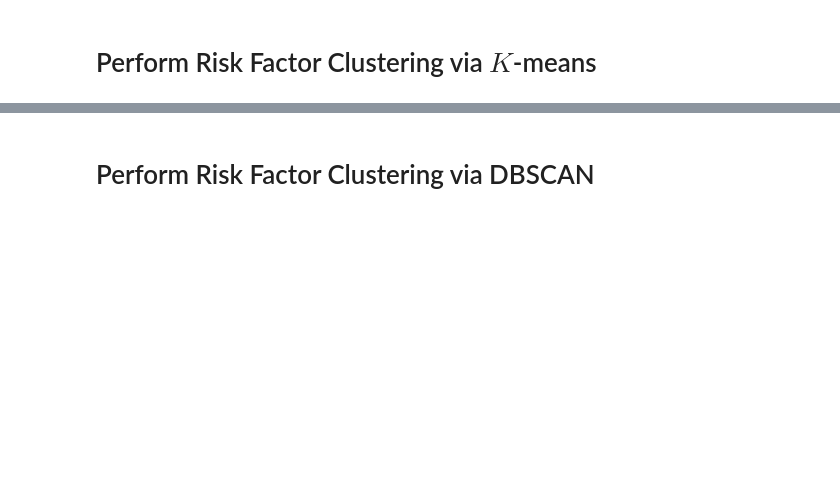
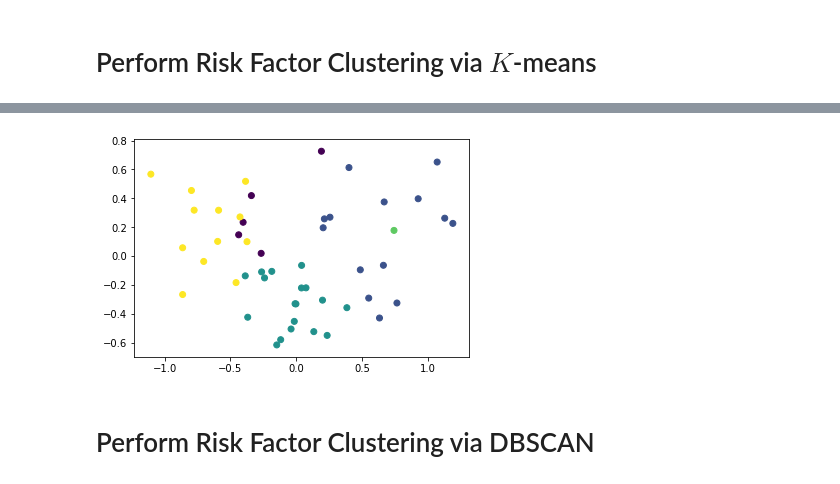
Before and after one commit to alankritjoshi/cs6220f17project2, a Jupyter notebook: 02_working/process_dataset.ipynb, the cells around one changed output, grey strips where cells are left out. Drawn from its saved outputs; the diff is of its cells as text; code cells hidden in the pictures; blank space fills up the shorter version.

```diff
--- a/02_working/process_dataset.ipynb
+++ b/02_working/process_dataset.ipynb
@@ -376,0 +462,6 @@ risk_factor_date.head(n=5)
+# %%
+# Perform K-means to find clusters
+risk_factor_kmeans = KMeans(n_clusters=5).fit(risk_factor_data_norm)
+risk_factor_data_w_clusters = risk_factor_data.copy()
+risk_factor_data_w_clusters['Cluster'] = risk_factor_kmeans.labels_
+risk_factor_data_w_clusters.head(n=5)
@@ -376,0 +476,10 @@ risk_factor_date.head(n=5)
+# %%
+# Perform PCA to make 2D risk factor plot
+pca = PCA(n_components=2).fit(risk_factor_data_norm)
+pca_2d = pca.transform(risk_factor_data_norm).transpose()
+pca_2d
+
+plt.scatter(pca_2d[0], pca_2d[1], c=risk_factor_kmeans.labels_, marker='o')
+plt.show()
+# %% [output]
+[figure, added]
```
Also changed, not shown: parts of 21 cells of this notebook, 2 other files.
